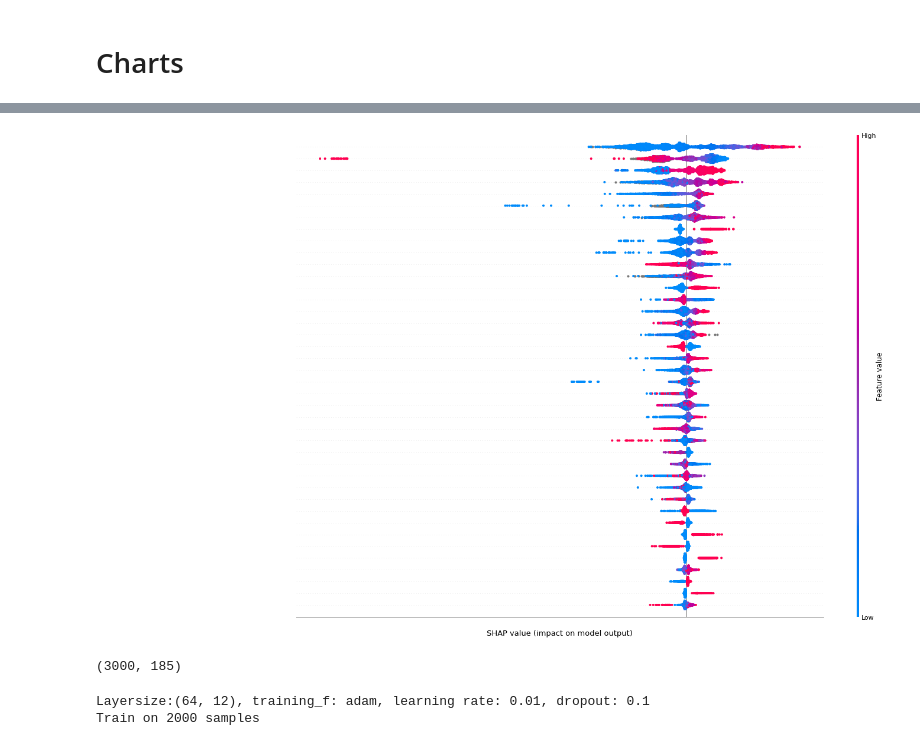
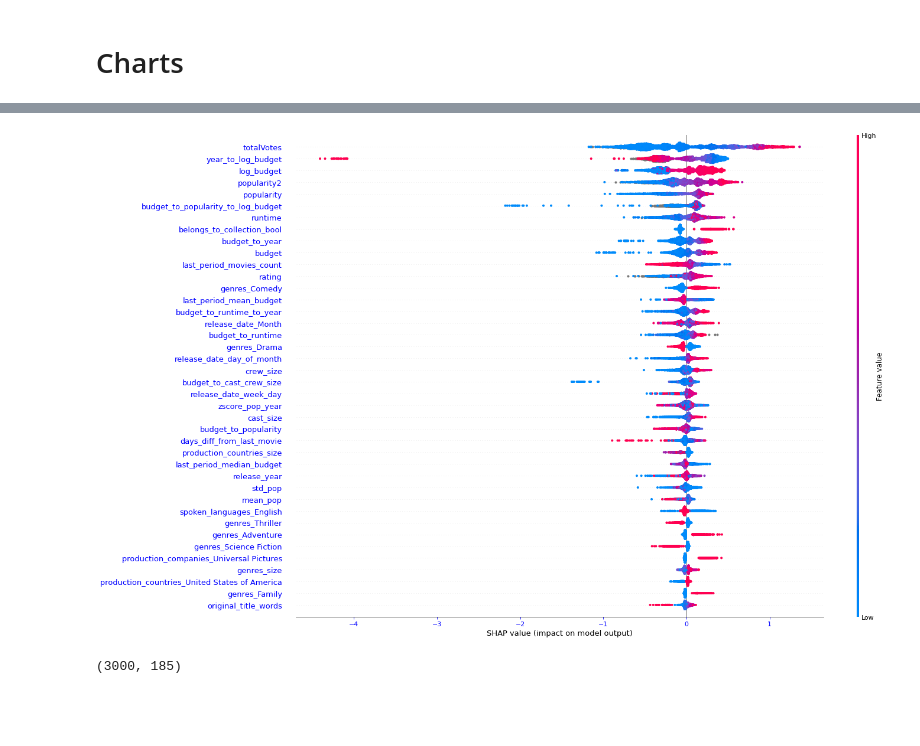
Before and after one commit to Idan707/Kaggle_TMDB_Box_Office_Prediction, a Jupyter notebook: Kaggle_TMDB_Box_Office_Prediction_V4.ipynb, the cells around one changed output, grey strips where cells are left out. Saved outputs shown, nothing was run; the diff lists cells and outputs as text; code cells hidden in the pictures; blank space fills up the shorter version.

```diff
--- a/Kaggle_TMDB_Box_Office_Prediction_V4.ipynb
+++ b/Kaggle_TMDB_Box_Office_Prediction_V4.ipynb
@@ -291,7 +301,7 @@ def last_year_metrics(df, agg_col='release_date_Year', calc_col=['revenue','imdb
 
 def days_diff_from_last_movie(df, col='release_date'):#see if there is a need in buckts
     df = df.sort_values(by=[col])
-    df['days_diff_from_last_movie'] = df[col].diff().fillna(0).dt.days
+    df['days_diff_from_last_movie'] = df[col].diff().fillna(pd.Timedelta(seconds=0)).dt.days
 
     return df
 
@@ -920,10 +951,10 @@ sp = shap.TreeExplainer(lgbmodel)
 sv = sp.shap_values(train.drop(['revenue','id', 'lgbfinal', 'xgbfinal', 'catfinal', 'PredictedLogRevenue'], axis=1))
 # %%
 shap.initjs()
-shap.summary_plot(sv, train.drop(['revenue','id', 'lgbfinal', 'xgbfinal', 'catfinal', 'PredictedLogRevenue'], axis=1), plot_type='dot', max_display=40, axis_color='w', plot_size=(20,15))
+shap.summary_plot(sv, train.drop(['revenue','id', 'lgbfinal', 'xgbfinal', 'catfinal', 'PredictedLogRevenue'], axis=1), plot_type='dot', max_display=40, axis_color='b', plot_size=(20,15))
 # %% [output]
 [interactive output not drawn]
-[figure, old version]
+[figure, new version]
 # %%
 train.drop(['revenue','id', 'lgbfinal', 'xgbfinal', 'catfinal', 'PredictedLogRevenue'], axis=1).shape
 # %% [output]
@@ -959,8 +961,0 @@ model = keras.wrappers.scikit_learn.KerasRegressor(build_fn=create_model, epochs
-# %%
-from sklearn.model_selection import GridSearchCV
-grid = GridSearchCV(estimator=model, param_grid=params, cv=3)
-
-grid_result = grid.fit(train.drop(['revenue','id', 'lgbfinal', 'xgbfinal', 'catfinal', 'PredictedLogRevenue'], axis=1), train['revenue'], verbose=2)
-# %% [output]
-Layersize:(64, 12), training_f: adam, learning rate: 0.01, dropout: 0.1
-Train on 2000 samples
```
Also changed, not shown: parts of 13 cells of this notebook.
